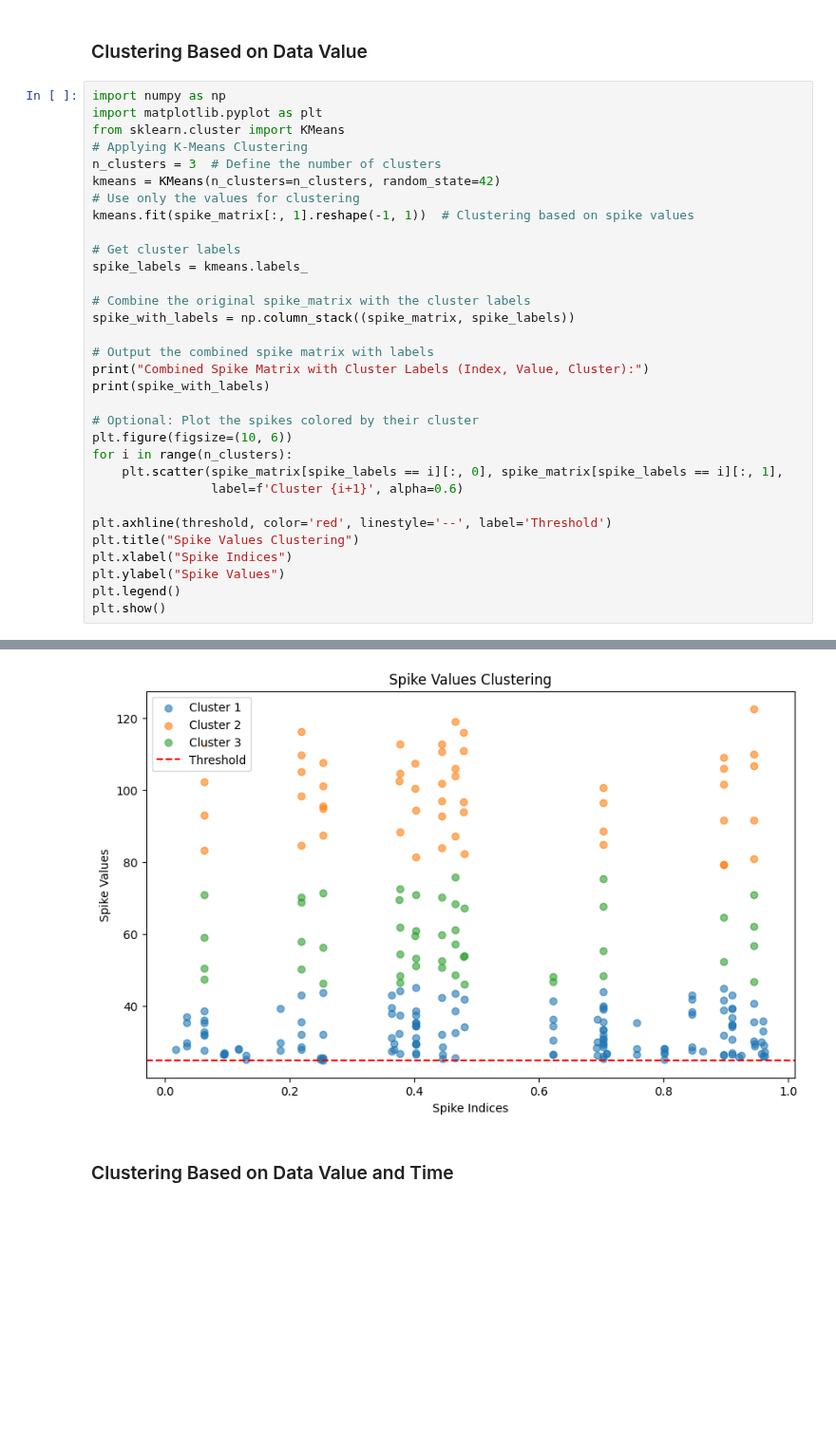
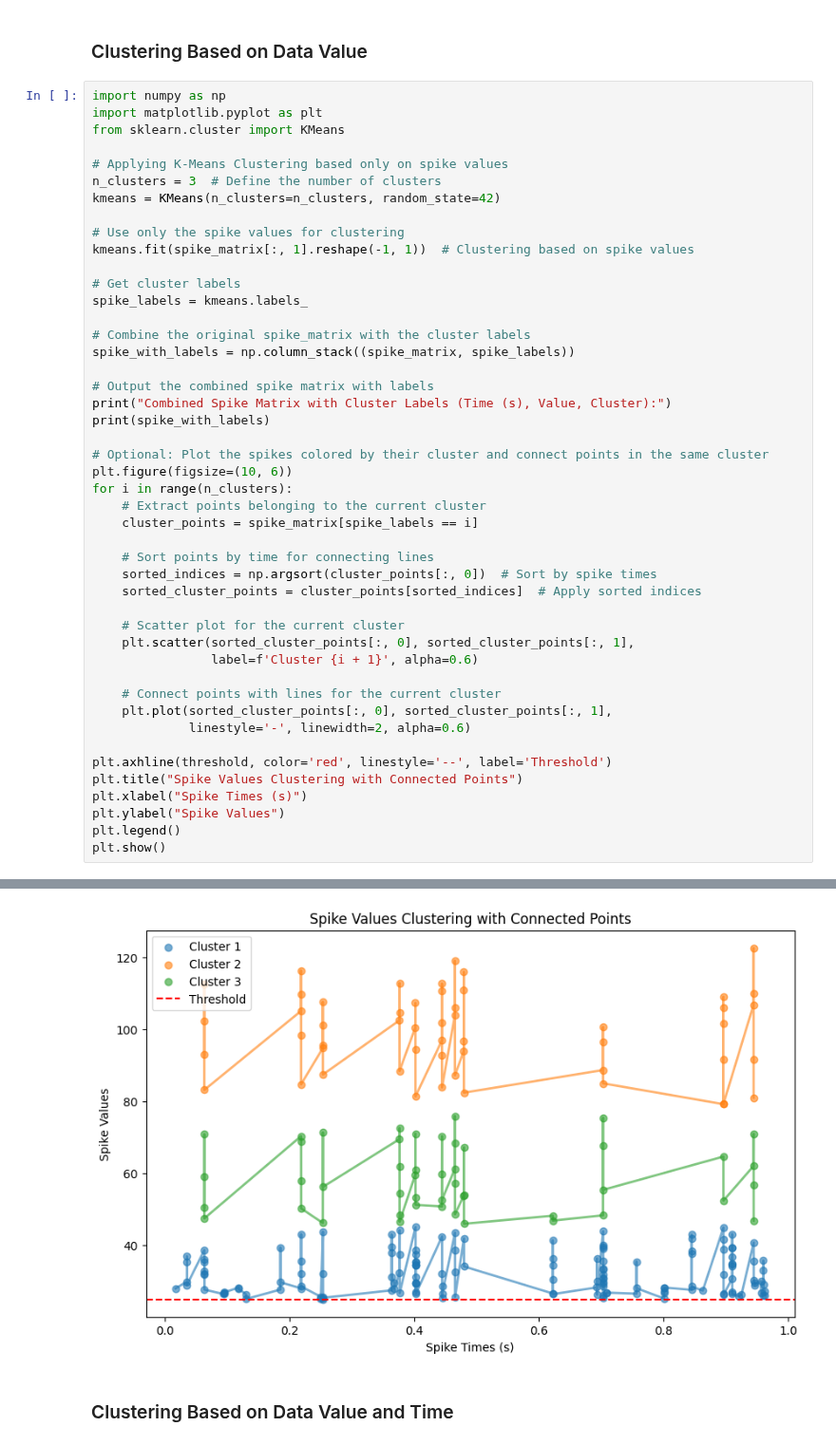
Before and after one commit to PplaysMine/unsupervisedLearning, a Jupyter notebook: main.ipynb, the cells around one changed output, grey strips where cells are left out. Shown at 95% size. Cells and saved outputs as stored; diff of their text form; blank space fills up the shorter version.

Commit message:
connecting points of each cluster

```diff
--- a/main.ipynb
+++ b/main.ipynb
@@ -123,10 +123,12 @@ Combined Spike Matrix (Index, Value):
 import numpy as np
 import matplotlib.pyplot as plt
 from sklearn.cluster import KMeans
-# Applying K-Means Clustering
+
+# Applying K-Means Clustering based only on spike values
 n_clusters = 3  # Define the number of clusters
 kmeans = KMeans(n_clusters=n_clusters, random_state=42)
-# Use only the values for clustering
+
+# Use only the spike values for clustering
 kmeans.fit(spike_matrix[:, 1].reshape(-1, 1))  # Clustering based on spike values
 
 # Get cluster labels
@@ -136,18 +138,30 @@ spike_labels = kmeans.labels_
 spike_with_labels = np.column_stack((spike_matrix, spike_labels))
 
 # Output the combined spike matrix with labels
-print("Combined Spike Matrix with Cluster Labels (Index, Value, Cluster):")
+print("Combined Spike Matrix with Cluster Labels (Time (s), Value, Cluster):")
 print(spike_with_labels)
 
-# Optional: Plot the spikes colored by their cluster
+# Optional: Plot the spikes colored by their cluster and connect points in the same cluster
 plt.figure(figsize=(10, 6))
 for i in range(n_clusters):
-    plt.scatter(spike_matrix[spike_labels == i][:, 0], spike_matrix[spike_labels == i][:, 1],
-                label=f'Cluster {i+1}', alpha=0.6)
+    # Extract points belonging to the current cluster
+    cluster_points = spike_matrix[spike_labels == i]
+
+    # Sort points by time for connecting lines
+    sorted_indices = np.argsort(cluster_points[:, 0])  # Sort by spike times
+    sorted_cluster_points = cluster_points[sorted_indices]  # Apply sorted indices
+
+    # Scatter plot for the current cluster
+    plt.scatter(sorted_cluster_points[:, 0], sorted_cluster_points[:, 1],
+                label=f'Cluster {i + 1}', alpha=0.6)
+
+    # Connect points with lines for the current cluster
+    plt.plot(sorted_cluster_points[:, 0], sorted_cluster_points[:, 1],
+             linestyle='-', linewidth=2, alpha=0.6)
 
 plt.axhline(threshold, color='red', linestyle='--', label='Threshold')
-plt.title("Spike Values Clustering")
-plt.xlabel("Spike Indices")
+plt.title("Spike Values Clustering with Connected Points")
+plt.xlabel("Spike Times (s)")
 plt.ylabel("Spike Values")
 plt.legend()
 plt.show()
@@ -156,20 +170,20 @@ Combined Spike Matrix with Cluster Labels (Index, Value, Cluster):
 [[1.76593554e-02 2.80615822e+01 0.00000000e+00]
  [3.57243144e-02 2.99522291e+01 0.00000000e+00]
  [3.57555146e-02 3.70132609e+01 0.00000000e+00]
  [3.57867149e-02 3.53849343e+01 0.00000000e+00]
  [3.58179152e-02 2.90189890e+01 0.00000000e+00]
  [6.34613585e-02 5.05615801e+01 2.00000000e+00]
  [6.34925587e-02 9.29034473e+01 1.00000000e+00]
  [6.35237590e-02 1.12431961e+02 1.00000000e+00]
  [6.35549593e-02 1.02215563e+02 1.00000000e+00]
  [6.35861596e-02 8.31293232e+01 1.00000000e+00]
  [6.36173598e-02 7.08328920e+01 2.00000000e+00]
 ... (228 lines left out)
  [9.60250850e-01 3.57838316e+01 0.00000000e+00]
  [9.60282050e-01 2.91323016e+01 0.00000000e+00]
  [9.62809273e-01 2.60893719e+01 0.00000000e+00]
  [9.62840473e-01 2.73903083e+01 0.00000000e+00]]
-[figure, old version]
+[figure, new version]
 # %% [markdown]
 ### Clustering Based on Data Value and Time
 # %%
```
Also changed, not shown: parts of 2 cells of this notebook.
